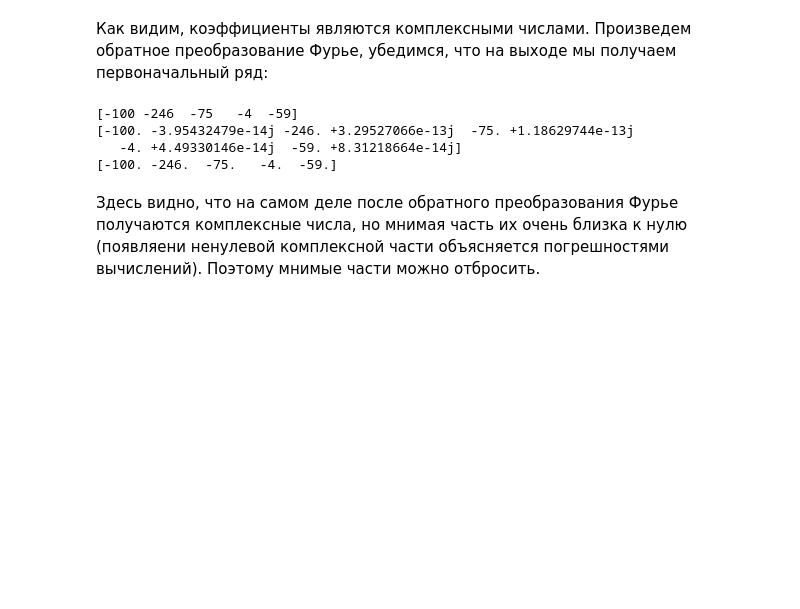
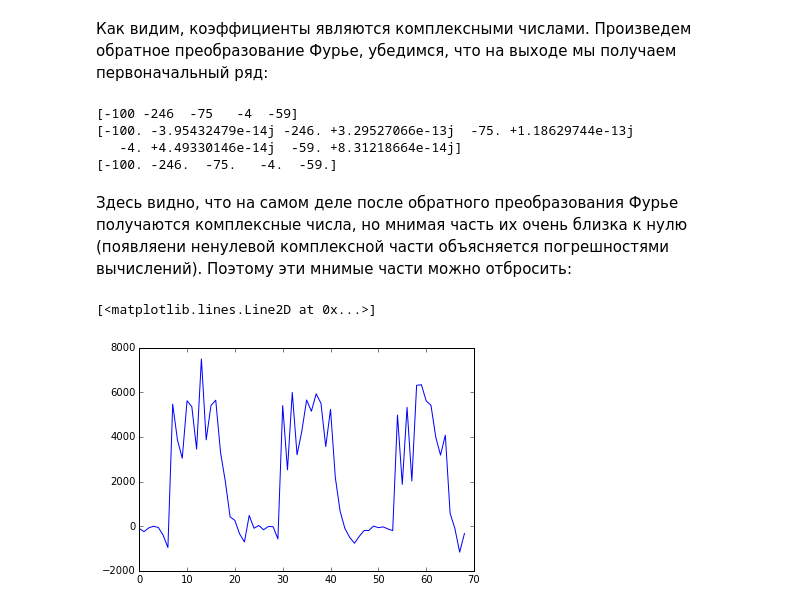
Before and after one commit to KolesovDmitry/remote_sensing, a Jupyter notebook: FFT_NDVI_Segmentation.ipynb, the cells around one changed output. Saved outputs shown, nothing was run; the diff lists cells and outputs as text; code cells hidden in the pictures; blank space fills up the shorter version.

```diff
--- a/FFT_NDVI_Segmentation.ipynb
+++ b/FFT_NDVI_Segmentation.ipynb
@@ -112,4 +115,9 @@ print ifft(water0_fft).real[:5]  # Действительная часть си
    -4. +4.49330146e-14j  -59. +8.31218664e-14j]
 [-100. -246.  -75.   -4.  -59.]
 # %% [markdown]
-Здесь видно, что на самом деле после обратного преобразования Фурье получаются комплексные числа, но мнимая часть их очень близка к нулю (появляени ненулевой комплексной части объясняется погрешностями вычислений). Поэтому мнимые части можно отбросить.
+Здесь видно, что на самом деле после обратного преобразования Фурье получаются комплексные числа, но мнимая часть их очень близка к нулю (появляени ненулевой комплексной части объясняется погрешностями вычислений). Поэтому эти мнимые части можно отбросить:
+# %%
+plot(water0)
+# %% [output]
+[<matplotlib.lines.Line2D at 0x...>]
+[figure, added]
```
Also changed, not shown: parts of 14 cells of this notebook.
